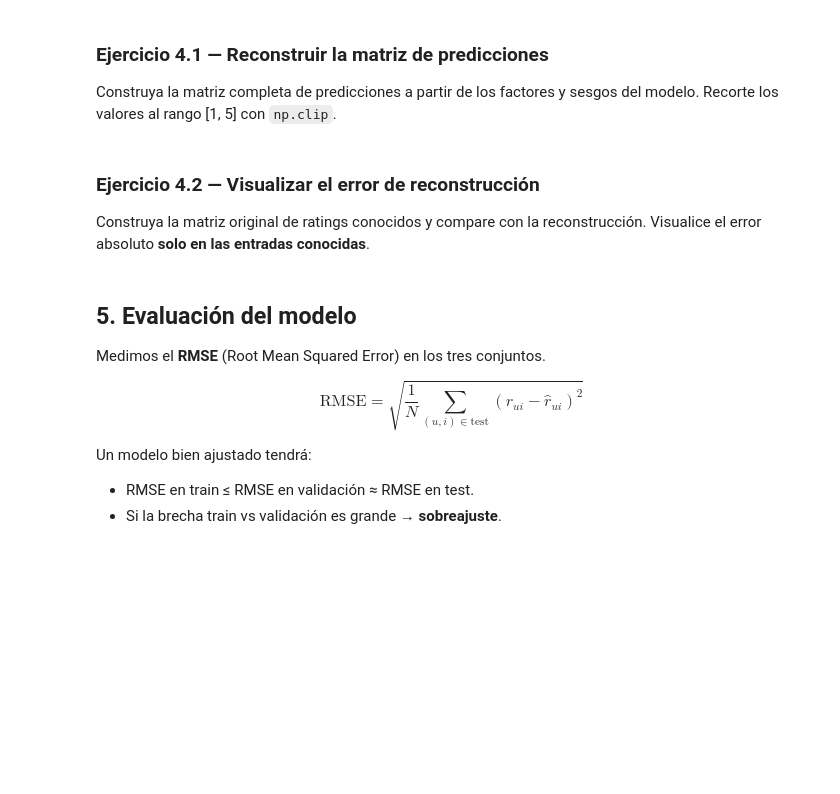
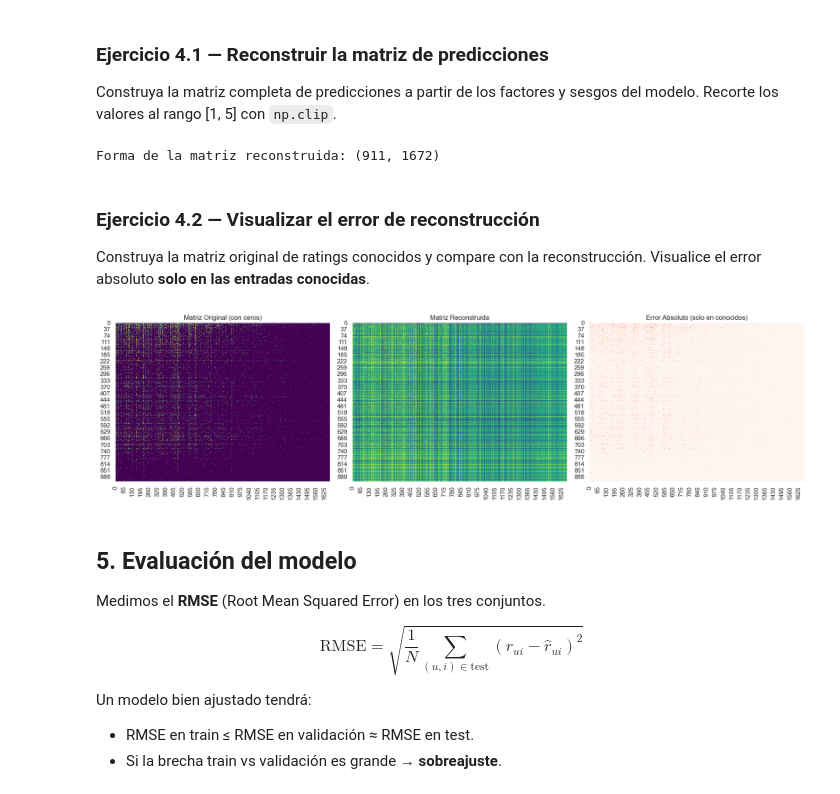
Before and after one commit to juanardila10/SistemasRecomendacion, a Jupyter notebook: MINE_4201_Laboratorio_3_V6.ipynb, the cells around one changed output. Cells and saved outputs as stored; diff of their text form; code cells hidden in the pictures; blank space fills up the shorter version.

```diff
--- a/MINE_4201_Laboratorio_3_V6.ipynb
+++ b/MINE_4201_Laboratorio_3_V6.ipynb
@@ -424,14 +428,17 @@ Construya la matriz completa de predicciones a partir de los factores y sesgos d
 Recorte los valores al rango [1, 5] con `np.clip`.
 # %%
 # TODO: Reconstruya la matriz usando la fórmula: μ + b_u + b_i + P @ Q^T
+
 # Pista: reshape bu a columna (n_users, 1) y bi a fila (1, n_items) para broadcasting
 bu_col = bu.reshape(-1, 1)
 bi_row = bi.reshape(1, -1)
 
-reconstruct = ___
+reconstruct = global_mean + bu_col + bi_row + pu @ qi.T
 reconstruct = np.clip(reconstruct, 1, 5)
 
 print(f"Forma de la matriz reconstruida: {reconstruct.shape}")
+# %% [output]
+Forma de la matriz reconstruida: (911, 1672)
 # %% [markdown]
 ### Ejercicio 4.2 — Visualizar el error de reconstrucción
 
@@ -439,22 +446,32 @@ Construya la matriz original de ratings conocidos y compare con la reconstrucci
 # %%
 # TODO: Construya la matriz original y visualice el error
 # 1. Cree una matriz de ceros del tamaño correcto
 # 2. Rellene con los ratings usando trainset.all_ratings()
 # 3. Calcule el error absoluto solo en entradas conocidas
 # 4. Visualice con heatmaps
 original = np.zeros((trainset.n_users, trainset.n_items))
 for (u, i, r) in trainset.all_ratings():
     original[u][i] = r
 
 known_mask = original > 0
-error_matrix = ___
+error_matrix = np.zeros_like(original)
+error_matrix[known_mask] = np.abs(original[known_mask] - reconstruct[known_mask])
+
 
 # Visualice las tres matrices: original, reconstruida, error
 fig, axes = plt.subplots(1, 3, figsize=(18, 5))
 # TODO: Complete los heatmaps
+sns.heatmap(original, ax=axes[0], cmap="viridis", cbar=False)
+axes[0].set_title("Matriz Original (con ceros)")
+sns.heatmap(reconstruct, ax=axes[1], cmap="viridis", cbar=False)
+axes[1].set_title("Matriz Reconstruida")
+sns.heatmap(error_matrix, ax=axes[2], cmap="Reds", cbar=False)
+axes[2].set_title("Error Absoluto (solo en conocidos)")
 
 plt.tight_layout()
 plt.show()
+# %% [output]
+[figure, added]
 # %% [markdown]
 ## 5. Evaluación del modelo
 
```
Also changed, not shown: parts of 1 cell of this notebook.
